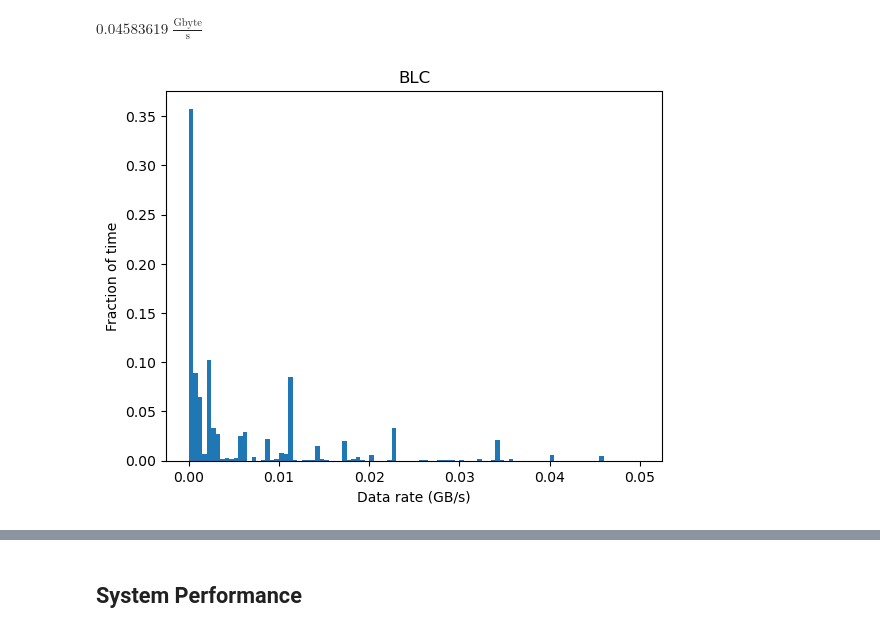
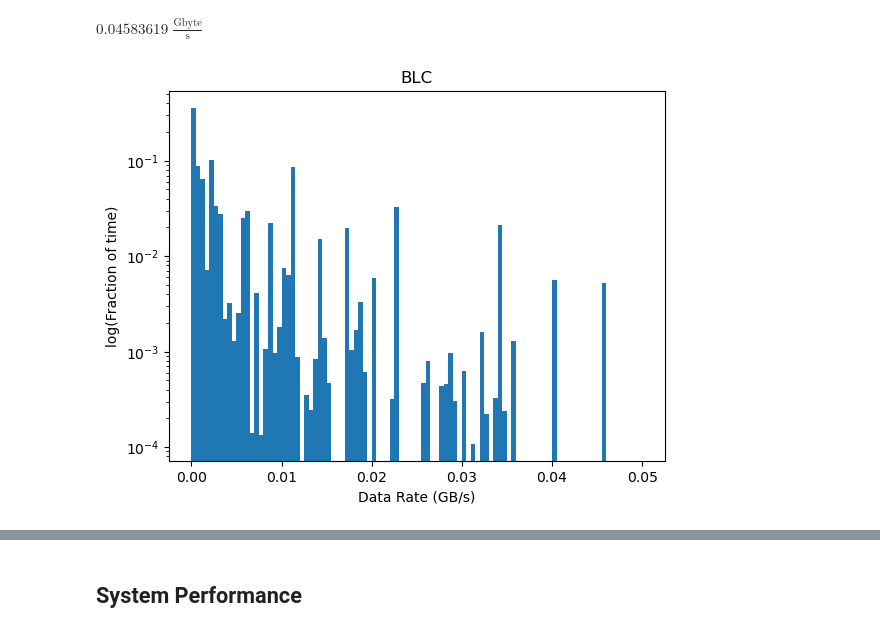
Before and after one commit to aakepley/big-cubes, a Jupyter notebook: size_of_compute_estimate.ipynb, the cells around one changed output, grey strips where cells are left out. Saved outputs shown, nothing was run; the diff lists cells and outputs as text; code cells hidden in the pictures.

```diff
--- a/size_of_compute_estimate.ipynb
+++ b/size_of_compute_estimate.ipynb
@@ -21,8 +22,8 @@ u.add_enabled_units([gvis])
 # %% [output]
 <astropy.units.core._UnitContext at 0x...>
 # %%
-result_c7_mous = QTable.read('data/wsu_datarates_mit_per_mous_cycle7_20230321.ecsv')
-result_c8_mous = QTable.read('data/wsu_datarates_mit_per_mous_cycle8_20230321.ecsv')
+result_c7_mous = QTable.read('data/wsu_datarates_mit_per_mous_cycle7_20230420.ecsv')
+result_c8_mous = QTable.read('data/wsu_datarates_mit_per_mous_cycle8_20230420.ecsv')
 # %%
 result_mous = vstack([result_c7_mous,result_c8_mous])
 # %%
@@ -149,8 +150,8 @@ np.max(result_mous['blc_datarate_typical'])
 # %% [output]
 $0.04583619 \; \mathrm{\frac{Gbyte}{s}}$
 # %%
-reload(wsu_db)
-wsu_db.create_soc_result_plot(result_mous,bin_min=0,bin_max=0.05,nbin=nbin,
+reload(wsu_plots)
+wsu_plots.plot_datarate_result_hist(result_mous,bin_min=0,bin_max=0.05,nbin=nbin,
                               data_val='blc_datarate_typical',title='BLC')
 # %% [output]
-[figure, old version]
+[figure, new version]
```
Also changed, not shown: parts of 35 cells of this notebook, 5 other files.
